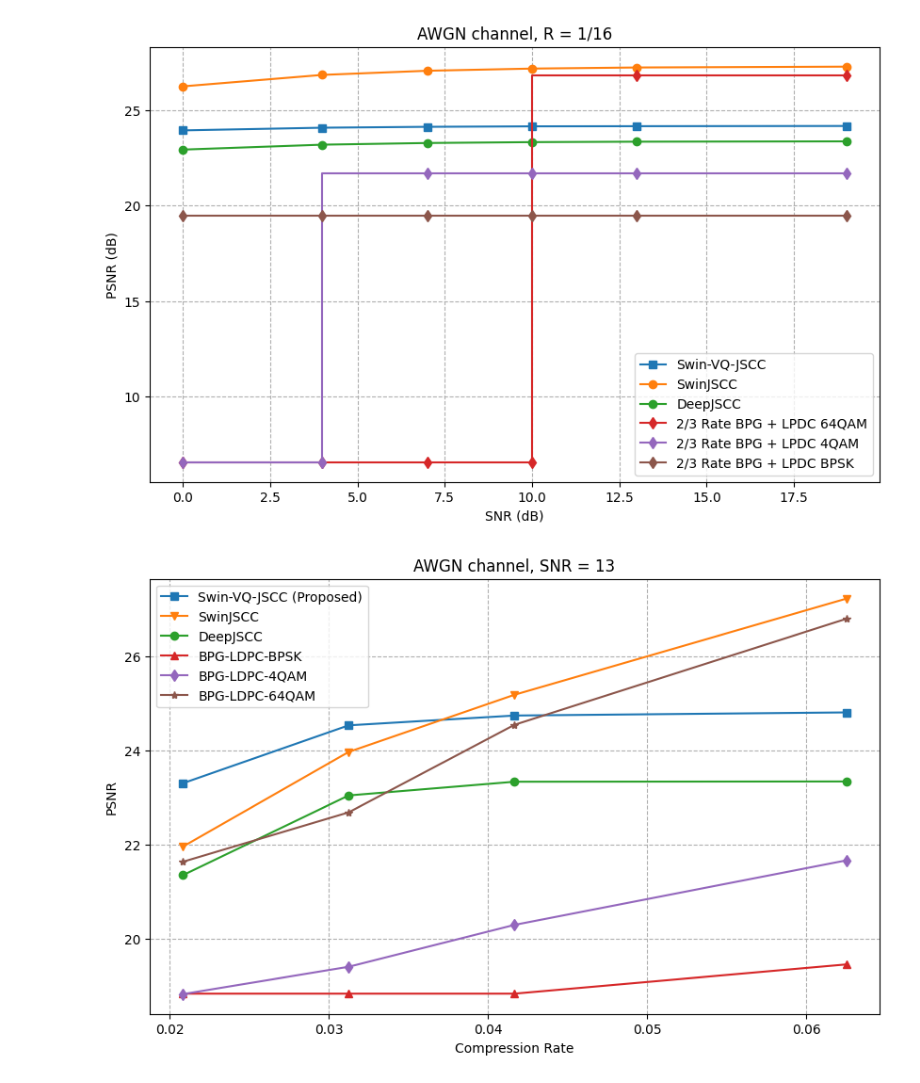
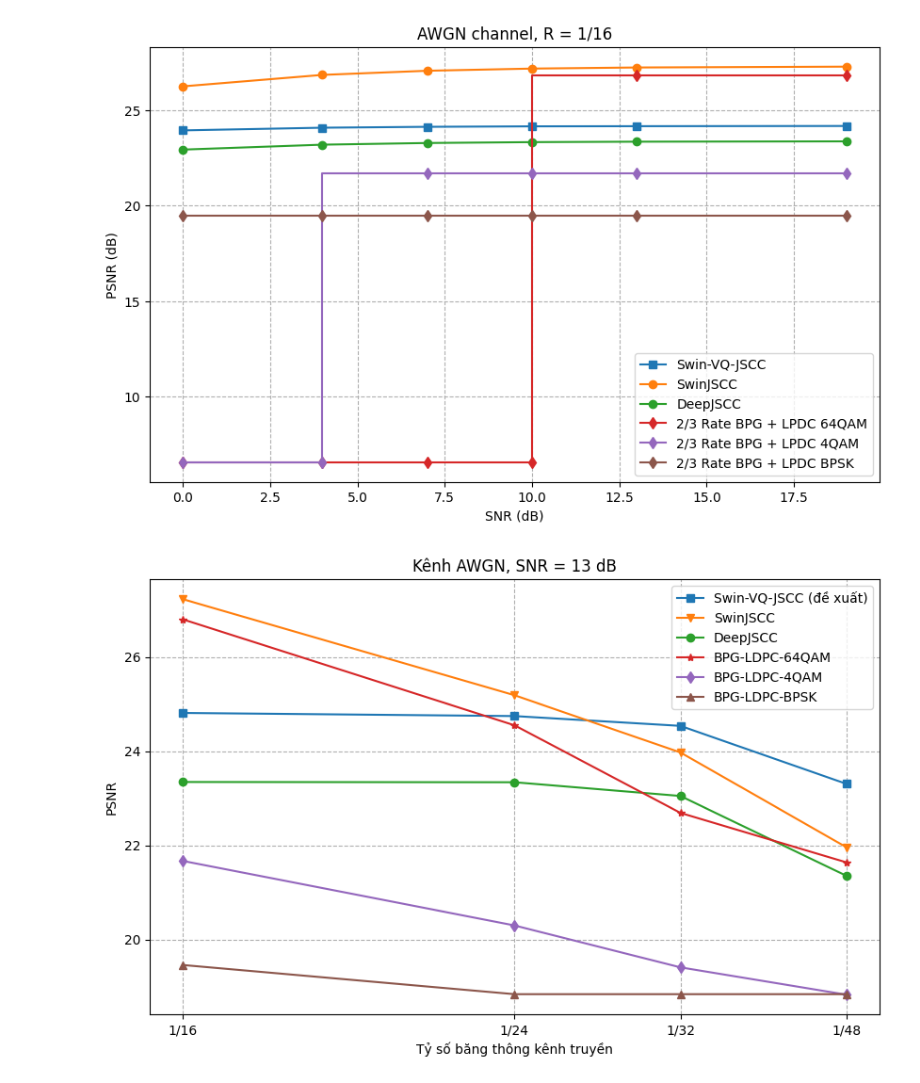
Before and after one commit to HaruKatou/Swin-VQ-JSCC_implementation, a Jupyter notebook: src/inference.ipynb, the cells around one changed output. Drawn from its saved outputs; the diff is of its cells as text; code cells hidden in the pictures.

```diff
--- a/src/inference.ipynb
+++ b/src/inference.ipynb
@@ -536,28 +509,36 @@ plt.grid(True, which='both', linestyle='--')
 # %%
 # SNR = 13
 CBR = [1/48, 1/32, 1/24, 1/16]
 
 swin_vq_psnr = [23.30705428123474, 24.538039684295654, 24.746255655288696, 24.81272029876709]
 swinjscc_psnr = [21.961781978607178, 23.973016262054443, 25.18788766860962, 27.228396892547607]
 deepjscc_psnr = [21.355137825012207, 23.048906087875366, 23.340161085128784, 23.34569478034973]
 bpg_ldpc_bpsk = [18.84, 18.84, 18.84, 19.46]
 bpg_ldpc_4qam = [18.83, 19.41, 20.3, 21.67]
 bpg_ldpc_64qam = [21.64, 22.69, 24.55, 26.8]
 
 # plot
 plt.figure(figsize=(10, 6))
-plt.plot(CBR, swin_vq_psnr, marker='s', linestyle='-', label='Swin-VQ-JSCC (Proposed)')
+plt.plot(CBR, swin_vq_psnr, marker='s', linestyle='-', label='Swin-VQ-JSCC (đề xuất)')
 plt.plot(CBR, swinjscc_psnr, marker='v', linestyle='-', label='SwinJSCC')
 plt.plot(CBR, deepjscc_psnr, marker='o', linestyle='-', label='DeepJSCC')
+plt.plot(CBR, bpg_ldpc_64qam, marker='*', linestyle='-', label='BPG-LDPC-64QAM')
+plt.plot(CBR, bpg_ldpc_4qam, marker='d', linestyle='-', label='BPG-LDPC-4QAM')
 plt.plot(CBR, bpg_ldpc_bpsk, marker='^', linestyle='-', label='BPG-LDPC-BPSK')
-plt.plot(CBR, bpg_ldpc_4qam, marker='d', linestyle='-', label='BPG-LDPC-4QAM')
-plt.plot(CBR, bpg_ldpc_64qam, marker='*', linestyle='-', label='BPG-LDPC-64QAM')
+
 plt.xlabel('Compression Rate')
 plt.ylabel('PSNR')
 
-plt.title('AWGN channel, SNR = 13')
+plt.gca().invert_xaxis()
+plt.xticks(CBR, ['1/48', '1/32', '1/24', '1/16'])
+
+plt.xlabel('Tỷ số băng thông kênh truyền')
+plt.ylabel('PSNR')
+plt.title('Kênh AWGN, SNR = 13 dB')
 
 plt.legend()
 plt.grid(True, which='both', linestyle='--')
+
+plt.show()
 # %% [output]
-[figure, old version]
+[figure, new version]
```
Also changed, not shown: parts of 3 cells of this notebook, 5 other files.
